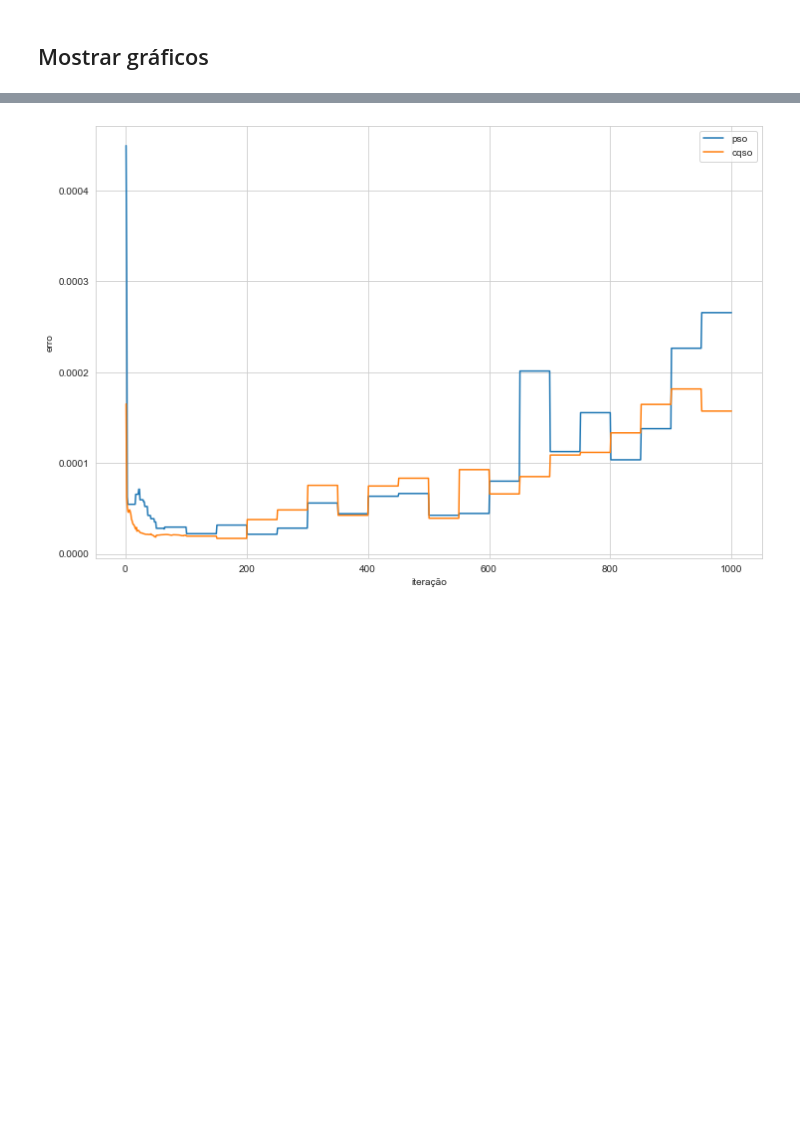
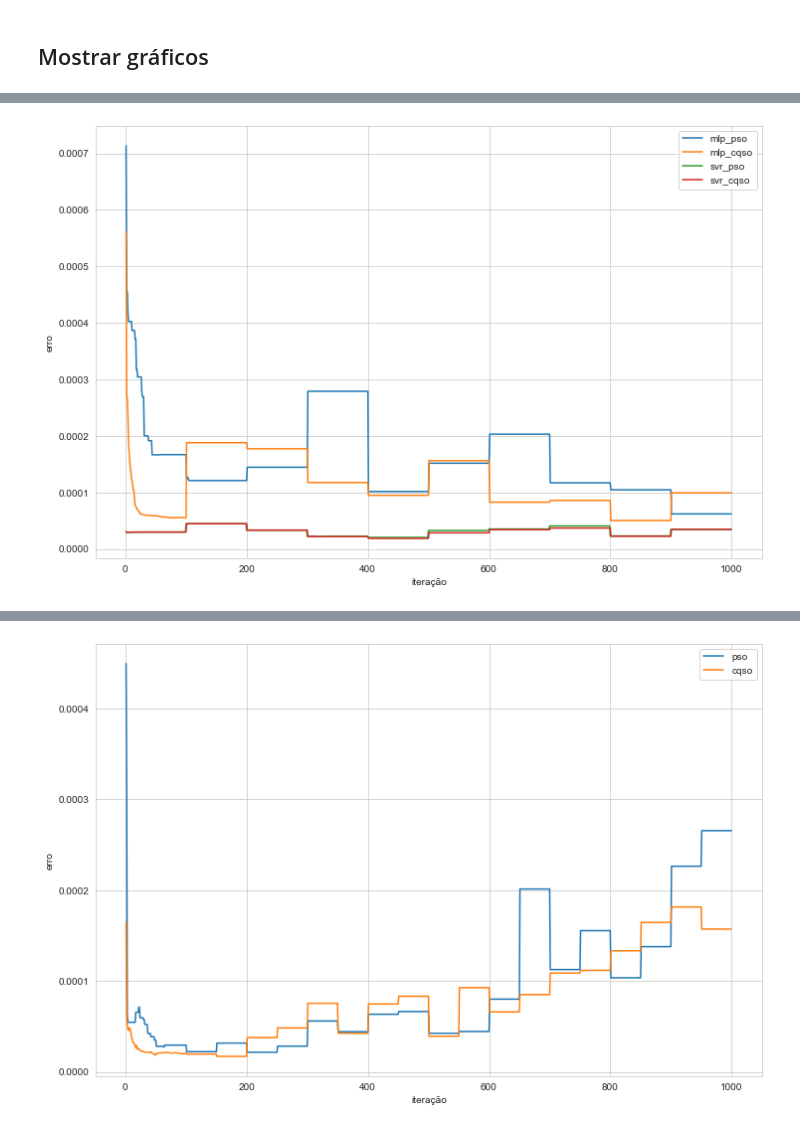
Before and after one commit to filipeclduarte/forecasting_dynamic_swarm_nn, a Jupyter notebook: analise_resultados.ipynb, the cells around one changed output, grey strips where cells are left out. Cells and saved outputs as stored; diff of their text form; code cells hidden in the pictures; blank space fills up the shorter version.

```diff
--- a/analise_resultados.ipynb
+++ b/analise_resultados.ipynb
@@ -237,0 +333,4 @@ plota_graf(sunspot_teste_media_4, 'sunspot_teste_media_4')
+# %%
+plota_graf(sunspot_treino_2, 'sunspot_treino_2')
+# %% [output]
+[figure, added]
```
Also changed, not shown: parts of 33 cells of this notebook, 2 other files.
